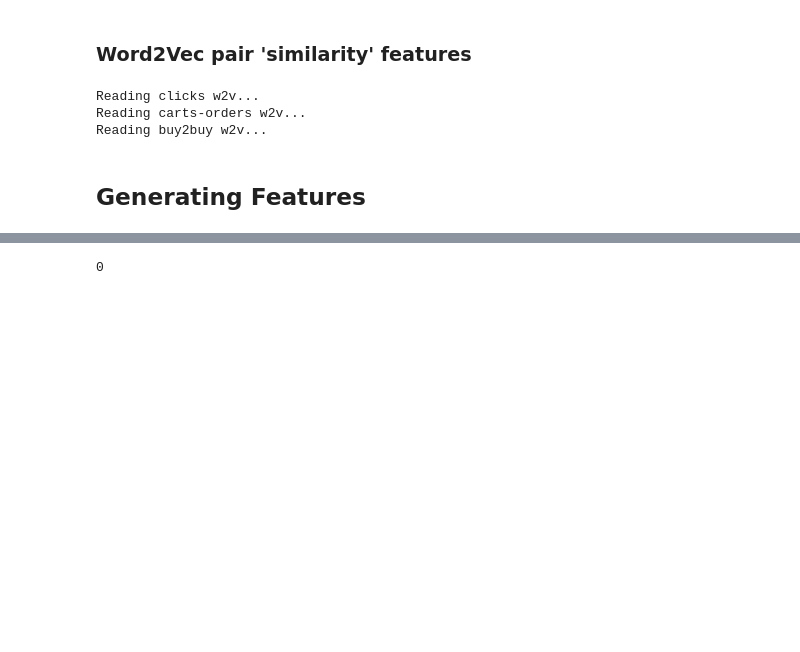
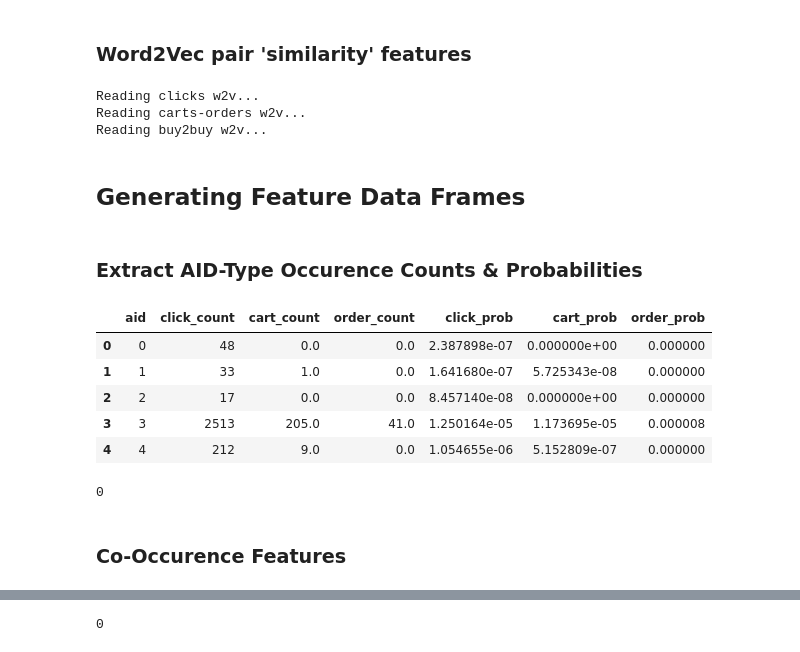
Before and after one commit to nlztrk/OTTO-Multi-Objective-Recommender-System, a Jupyter notebook: 3. Feature Extraction.ipynb, the cells around one changed output, grey strips where cells are left out. Drawn from its saved outputs; the diff is of its cells as text; code cells hidden in the pictures; blank space fills up the shorter version.

```diff
--- a/3. Feature Extraction.ipynb
+++ b/3. Feature Extraction.ipynb
@@ -229,4 +237,4 @@ Reading clicks w2v...
 Reading carts-orders w2v...
 Reading buy2buy w2v...
 # %% [markdown]
-## Generating Features
+## Generating Feature Data Frames
@@ -232,0 +258,31 @@ Reading buy2buy w2v...
+# %% [markdown]
+### Extract AID-Type Occurence Counts & Probabilities
+# %%
+aid_count_df = item_df[item_df.type==0].groupby("aid")["ts"].count().rename("click_count").to_frame().reset_index()
+aid_cart_df = item_df[item_df.type==1].groupby("aid")["ts"].count().rename("cart_count").to_frame().reset_index()
+aid_order_df = item_df[item_df.type==2].groupby("aid")["ts"].count().rename("order_count").to_frame().reset_index()
+
+aid_count_df = aid_count_df.merge(aid_cart_df, how="left", on="aid")
+aid_count_df = aid_count_df.merge(aid_order_df, how="left", on="aid")
+
+aid_count_df.fillna(0., inplace=True)
+
+aid_count_df["click_prob"] = aid_count_df["click_count"] / aid_count_df["click_count"].sum()
+aid_count_df["cart_prob"] = aid_count_df["cart_count"] / aid_count_df["cart_count"].sum()
+aid_count_df["order_prob"] = aid_count_df["order_count"] / aid_count_df["order_count"].sum()
+
+aid_count_df.to_parquet(f'./all_features/{GENERATE_FOR}_aid_occurences.pqt')
+
+display(aid_count_df.head())
+
+del aid_count_df, aid_order_df, aid_cart_df; gc.collect()
+# %% [output]
+|  | aid | click_count | cart_count | order_count | click_prob | cart_prob | order_prob |
+| 0 | 0 | 48 | 0.0 | 0.0 | 2.387898e-07 | 0.000000e+00 | 0.000000 |
+| 1 | 1 | 33 | 1.0 | 0.0 | 1.641680e-07 | 5.725343e-08 | 0.000000 |
+| 2 | 2 | 17 | 0.0 | 0.0 | 8.457140e-08 | 0.000000e+00 | 0.000000 |
+| 3 | 3 | 2513 | 205.0 | 41.0 | 1.250164e-05 | 1.173695e-05 | 0.000008 |
+| 4 | 4 | 212 | 9.0 | 0.0 | 1.054655e-06 | 5.152809e-07 | 0.000000 |
+0
+# %% [markdown]
+### Co-Occurence Features
```
Also changed, not shown: parts of 27 cells of this notebook, 2 other files.
